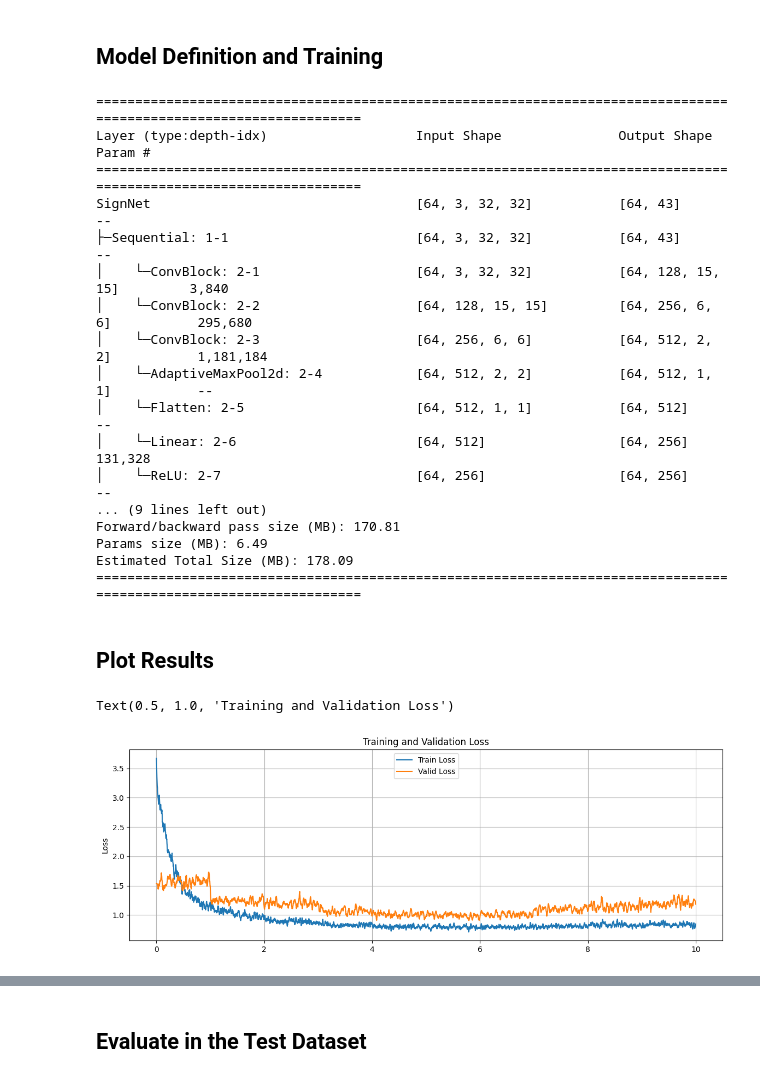
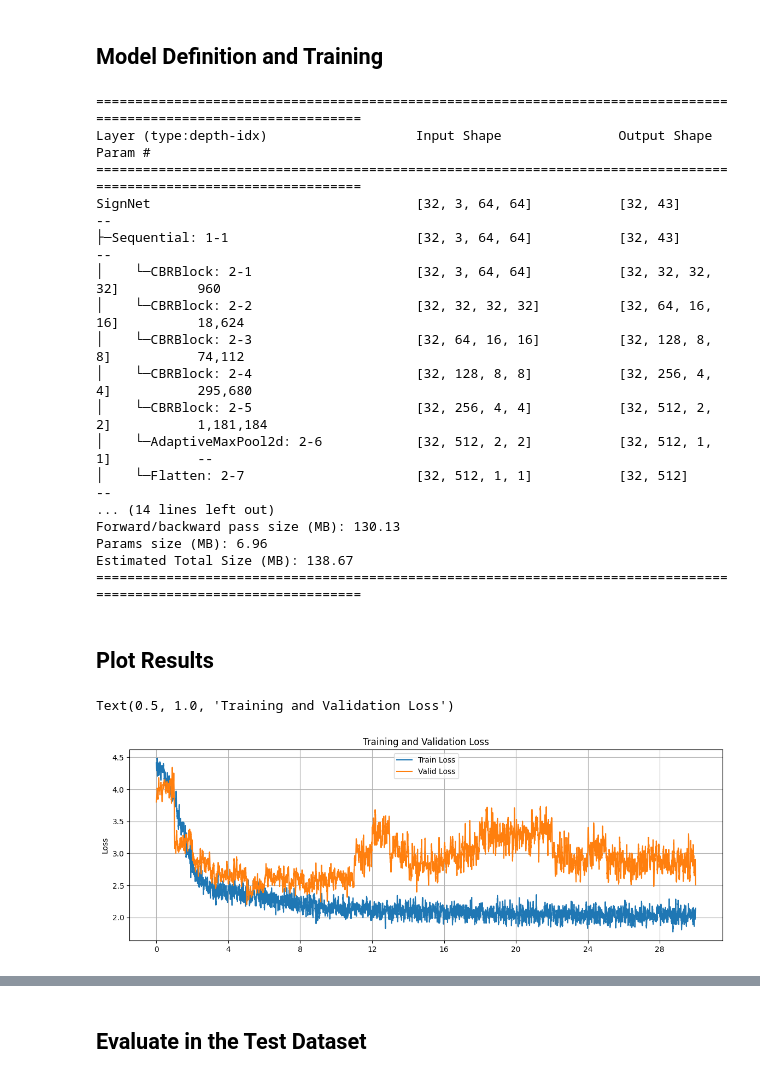
Before and after one commit to jmanuelc87/advanced-cv, a Jupyter notebook: image_classification_cnn/image_classification_cnn_GTSRB.ipynb, the cells around one changed output, grey strips where cells are left out. Drawn from its saved outputs; the diff is of its cells as text; code cells hidden in the pictures.

Commit message:
Updated scheduler and added regularization.

```diff
--- a/image_classification_cnn/image_classification_cnn_GTSRB.ipynb
+++ b/image_classification_cnn/image_classification_cnn_GTSRB.ipynb
@@ -245,6 +251,11 @@ def get_data(
     return train_dataloader, valid_dataloader, tests_dataloader
 # %%
 train_dataloader, valid_dataloader, test_dataloader = get_data(
-    train_dataset, tests_dataset
+    train_dataset,
+    tests_dataset,
+    resize_to=(DatasetConfig.HEIGHT, DatasetConfig.WIDTH),
+    batch_size=TrainingConfig.BATCH_SIZE,
+    num_workers=TrainingConfig.NUM_WORKERS,
+    data_augmentation=False,
 )
 # %% [output]
@@ -252,7 +263,7 @@ Mean: tensor([0.3154, 0.2871, 0.2963]), Std: tensor([0.2743, 0.2587, 0.2650])
 # %% [markdown]
 ## Model Definition and Training
 # %%
-class ConvBlock(torch.nn.Module):
+class CBRBlock(torch.nn.Module):
 
     def __init__(self, in_channels, out_channels, kernel_size) -> None:
         super().__init__()
@@ -261,6 +272,7 @@ class ConvBlock(torch.nn.Module):
                 in_channels=in_channels,
                 out_channels=out_channels,
                 kernel_size=kernel_size,
+                padding="same",
             ),
             torch.nn.BatchNorm2d(num_features=out_channels),
             torch.nn.ReLU(inplace=True),
@@ -294,6 +327,8 @@ class SignNet(torch.nn.Module):
 model = SignNet(
     in_channels=DatasetConfig.CHANNELS, num_classes=DatasetConfig.NUM_CLASSES
 )
+
+model.apply(initialize_weights)
 
 summary(
     model,
@@ -310,19 +345,19 @@ summary(
 ===================================================================================================================
 Layer (type:depth-idx)                   Input Shape               Output Shape              Param #
 ===================================================================================================================
-SignNet                                  [64, 3, 32, 32]           [64, 43]                  --
-├─Sequential: 1-1                        [64, 3, 32, 32]           [64, 43]                  --
-│    └─ConvBlock: 2-1                    [64, 3, 32, 32]           [64, 128, 15, 15]         3,840
-│    └─ConvBlock: 2-2                    [64, 128, 15, 15]         [64, 256, 6, 6]           295,680
-│    └─ConvBlock: 2-3                    [64, 256, 6, 6]           [64, 512, 2, 2]           1,181,184
-│    └─AdaptiveMaxPool2d: 2-4            [64, 512, 2, 2]           [64, 512, 1, 1]           --
-│    └─Flatten: 2-5                      [64, 512, 1, 1]           [64, 512]                 --
-│    └─Linear: 2-6                       [64, 512]                 [64, 256]                 131,328
-│    └─ReLU: 2-7                         [64, 256]                 [64, 256]                 --
-... (9 lines left out)
-Forward/backward pass size (MB): 170.81
-Params size (MB): 6.49
-Estimated Total Size (MB): 178.09
+SignNet                                  [32, 3, 64, 64]           [32, 43]                  --
+├─Sequential: 1-1                        [32, 3, 64, 64]           [32, 43]                  --
+│    └─CBRBlock: 2-1                     [32, 3, 64, 64]           [32, 32, 32, 32]          960
+│    └─CBRBlock: 2-2                     [32, 32, 32, 32]          [32, 64, 16, 16]          18,624
+│    └─CBRBlock: 2-3                     [32, 64, 16, 16]          [32, 128, 8, 8]           74,112
+│    └─CBRBlock: 2-4                     [32, 128, 8, 8]           [32, 256, 4, 4]           295,680
+│    └─CBRBlock: 2-5                     [32, 256, 4, 4]           [32, 512, 2, 2]           1,181,184
+│    └─AdaptiveMaxPool2d: 2-6            [32, 512, 2, 2]           [32, 512, 1, 1]           --
+│    └─Flatten: 2-7                      [32, 512, 1, 1]           [32, 512]                 --
+... (14 lines left out)
+Forward/backward pass size (MB): 130.13
+Params size (MB): 6.96
+Estimated Total Size (MB): 138.67
 ===================================================================================================================
 # %%
 def train_model(
@@ -330,7 +365,7 @@ def train_model(
     config,
     optimizer: torch.optim.Optimizer,
     criterion,
-    scheduler: torch.optim.lr_scheduler.CosineAnnealingLR,
+    scheduler,
     train_dataloader: torch.utils.data.DataLoader,
     valid_dataloader: torch.utils.data.DataLoader,
     device,
@@ -377,6 +412,9 @@ def train_model(
                 loss.backward()
                 optimizer.step()
                 optimizer.zero_grad()
+
+            if scheduler is not None:
+                scheduler.step()
 
             train_loss = loss.item()
 
@@ -426,7 +464,7 @@ def train_model(
                     "val_loss": f"{val_loss:.4f}",
                     "acc": f"{acc:.4f}",
                     "val_acc": f"{val_acc:.4f}",
-                    "lr": f"{scheduler.get_last_lr()[0]:.7f}",
+                    "lr": f"{scheduler.get_last_lr()[0]:.6f}",
                 }
             )
 
@@ -453,8 +491,6 @@ def train_model(
 
             torch.save(checkpoint, os.path.join(checkpoint_path, model_name))
 
-        scheduler.step()
-
         if early_stopping is not None:
             early_stopping.check_early_stop(val_loss)
 
@@ -496,10 +532,18 @@ class EarlyStopping:
 device = get_default_device()
 
 model = SignNet(in_channels=3, num_classes=len(classes))
-optim = torch.optim.Adam(model.parameters(), lr=TrainingConfig.LEARNING_RATE)
-criterion = torch.nn.CrossEntropyLoss(weight=weights.to(device), label_smoothing=0.15)
-scheduler = torch.optim.lr_scheduler.CosineAnnealingLR(optim, 5)
-early_stopping = EarlyStopping(patience=10)
+optim = torch.optim.Adam(
+    model.parameters(),
+    lr=TrainingConfig.LEARNING_RATE,
+)
+criterion = torch.nn.CrossEntropyLoss(weight=weights.to(device), label_smoothing=0.2)
+scheduler = torch.optim.lr_scheduler.OneCycleLR(
+    optim,
+    max_lr=TrainingConfig.LEARNING_RATE,
+    steps_per_epoch=len(train_dataloader),
+    epochs=TrainingConfig.EPOCHS,
+)
+early_stopping = None
 
 train_results, valid_results = train_model(
     model,
@@ -528,38 +572,40 @@ from scipy.signal import savgol_filter
 
 train_results_np = np.array(train_results)
 valid_results_np = np.array(valid_results)
+window = 30
+polyorder = 2
 
 
 plt.rcParams["figure.figsize"] = (14, 10)
 fig = plt.figure()
 fig.set_facecolor("white")
 
 
 # plot loss
 plt.subplot(2, 1, 1)
 
 plt.plot(
     train_results_np[:, 0],
-    savgol_filter(train_results_np[:, 1], window_length=20, polyorder=2),
+    savgol_filter(train_results_np[:, 1], window_length=window, polyorder=polyorder),
     color="tab:blue",
     label="Train Loss",
 )
 
 plt.plot(
     valid_results_np[:, 0],
-    savgol_filter(valid_results_np[:, 1], window_length=20, polyorder=2),
+    savgol_filter(valid_results_np[:, 1], window_length=window, polyorder=polyorder),
     color="tab:orange",
     label="Valid Loss",
 )
 
 plt.ylabel("Loss")
 plt.legend(loc="upper center")
 plt.gca().xaxis.set_major_locator(MaxNLocator(integer=True))
 plt.grid(True)
 plt.title("Training and Validation Loss")
 # %% [output]
 Text(0.5, 1.0, 'Training and Validation Loss')
-[figure, old version]
+[figure, new version]
 # %%
 from matplotlib.ticker import MaxNLocator
 
```
Also changed, not shown: parts of 11 cells of this notebook, 2 other files.
